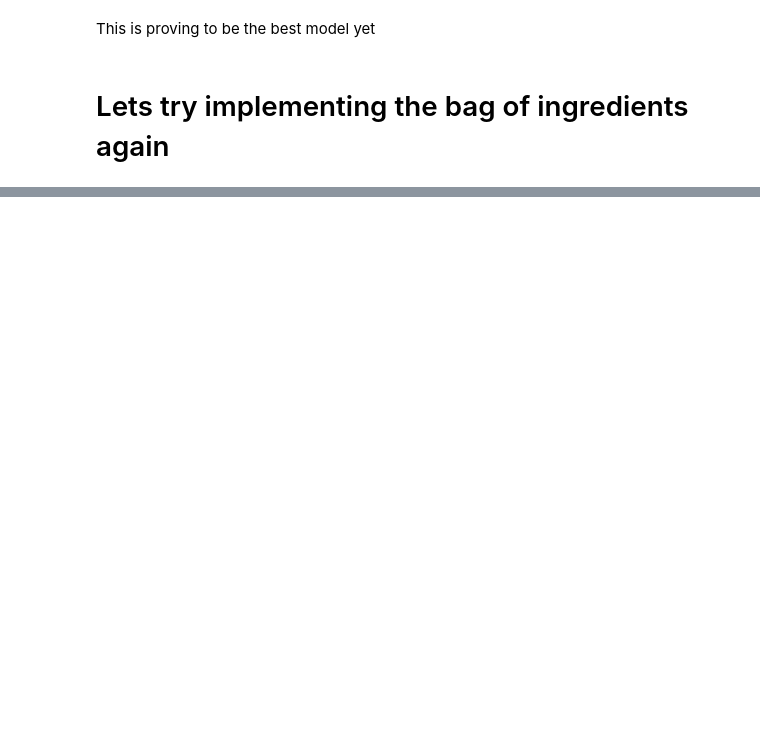
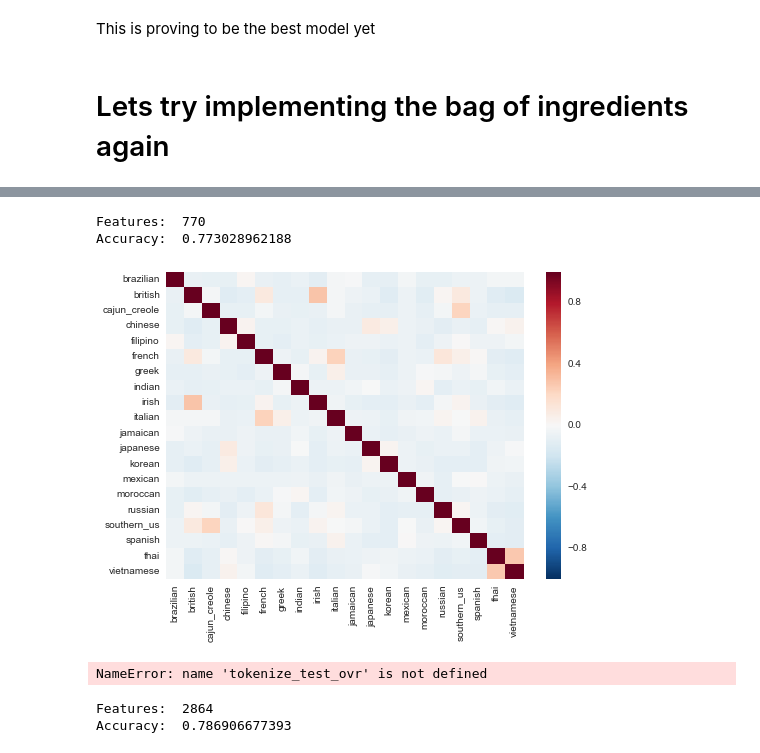
Before and after one commit to Ameyadeolalkar/Data-science-course-projects-and-homeworks, a Jupyter notebook: Project/New folder/Project option2.ipynb, the cells around one changed output, grey strips where cells are left out. Saved outputs shown, nothing was run; the diff lists cells and outputs as text; code cells hidden in the pictures; blank space fills up the shorter version.

```diff
--- a/Project/New folder/Project option2.ipynb
+++ b/Project/New folder/Project option2.ipynb
@@ -846,0 +790,32 @@ Name: cuisine, dtype: object
+# %%
+from sklearn.multiclass import OneVsRestClassifier
+from sklearn import datasets
+from sklearn.svm import LinearSVC
+def tokenize_test_ovr(vect):
+    X_new_train_dtm = vect.fit_transform(X_new_train.ingredients.astype('string'))
+    print 'Features: ', X_new_train_dtm.shape[1]
+    X_new_test_dtm = vect.transform(X_new_test.ingredients.astype('string'))
+    extra = sp.sparse.csr_matrix(X_new_train.drop('ingredients', axis=1).astype(float))
+    #print X_new_train_dtm.shape
+    #print extra.shape
+    X_new_train_dtm_extra = sp.sparse.hstack((X_new_train_dtm, extra))
+    extra = sp.sparse.csr_matrix(X_new_test.drop('ingredients', axis=1).astype(float))
+    X_new_test_dtm_extra = sp.sparse.hstack((X_new_test_dtm, extra))
+    ovr = OneVsRestClassifier(LinearSVC(random_state=0))
+    ovr.fit(X_new_train_dtm_extra, y_new_train)
+    y_pred_class = ovr.predict(X_new_test_dtm_extra)
+    print 'Accuracy: ', metrics.accuracy_score(y_new_test, y_pred_class)
+    #conf_mat = pd.DataFrame(metrics.confusion_matrix(y_new_test, y_pred_class),columns=['brazilian','british','cajun_creole','chinese','filipino','french','greek','indian','irish','italian','jamaican','japanese','korean','mexican','moroccan','russian','southern_us','spanish','thai','vietnamese'])
+    #sns.heatmap(conf_mat.corr())
+# %%
+vect = TfidfVectorizer(max_features=770) #So far this is the best accuracy achieved
+tokenize_test_ovr(vect)
+# %% [output]
+Features:  770
+Accuracy:  0.773028962188
+[figure, added]
+# %%
+vect = TfidfVectorizer() #So far this is the best accuracy achieved
+tokenize_test_ovr(vect)
+# %% [output]
+NameError: name 'tokenize_test_ovr' is not defined
@@ -846,0 +842,6 @@ Name: cuisine, dtype: object
+# %%
+vect = TfidfVectorizer() #So far this is the best accuracy achieved
+tokenize_test_ovr1(vect)
+# %% [output]
+Features:  2864
+Accuracy:  0.786906677393
```
Also changed, not shown: parts of 16 cells of this notebook, 3 other files.
